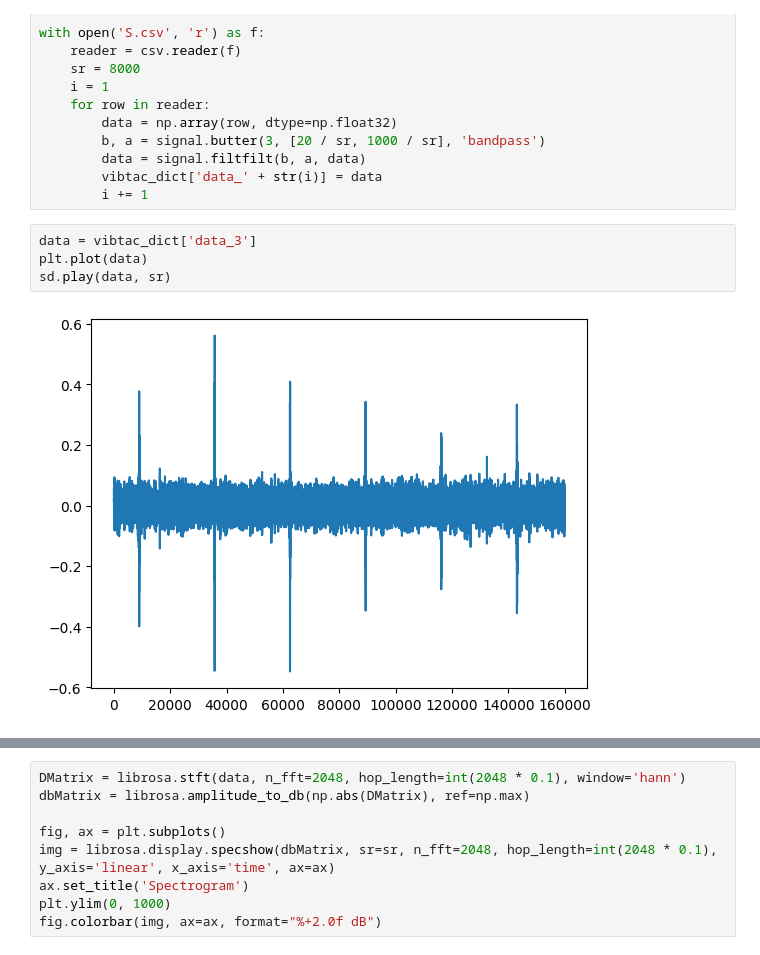
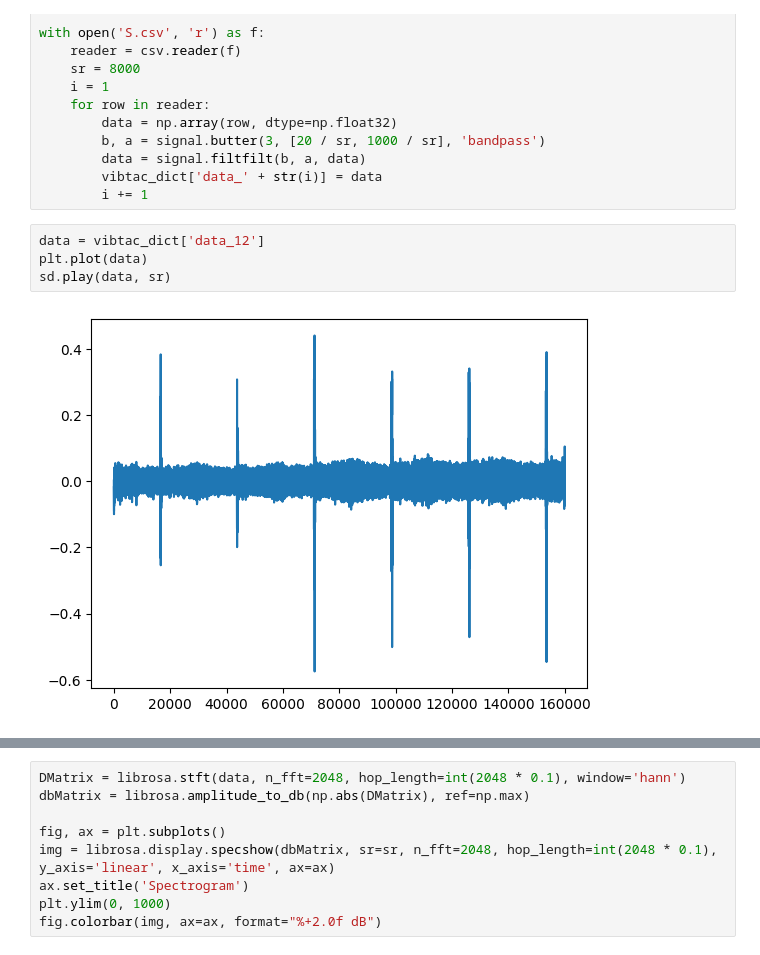
Before and after one commit to shinolab/vibrotactile-autoencoder, a Jupyter notebook: VibTac-12/preprocess.ipynb, the cells around one changed output, grey strips where cells are left out. Cells and saved outputs as stored; diff of their text form.

```diff
--- a/VibTac-12/preprocess.ipynb
+++ b/VibTac-12/preprocess.ipynb
@@ -25,11 +26,11 @@ with open('S.csv', 'r') as f:
         vibtac_dict['data_' + str(i)] = data
         i += 1
 # %%
-data = vibtac_dict['data_3']
+data = vibtac_dict['data_12']
 plt.plot(data)
 sd.play(data, sr)
 # %% [output]
-[figure, old version]
+[figure, new version]
 # %%
 data_array = np.asarray(data, dtype=np.float32)	# 注意：这里要指定 dtype 的类型，否则下面替换时可能会因数据类型不同而导致替换的均值的精度不同
 
```
Also changed, not shown: parts of 5 cells of this notebook, 8 other files.
